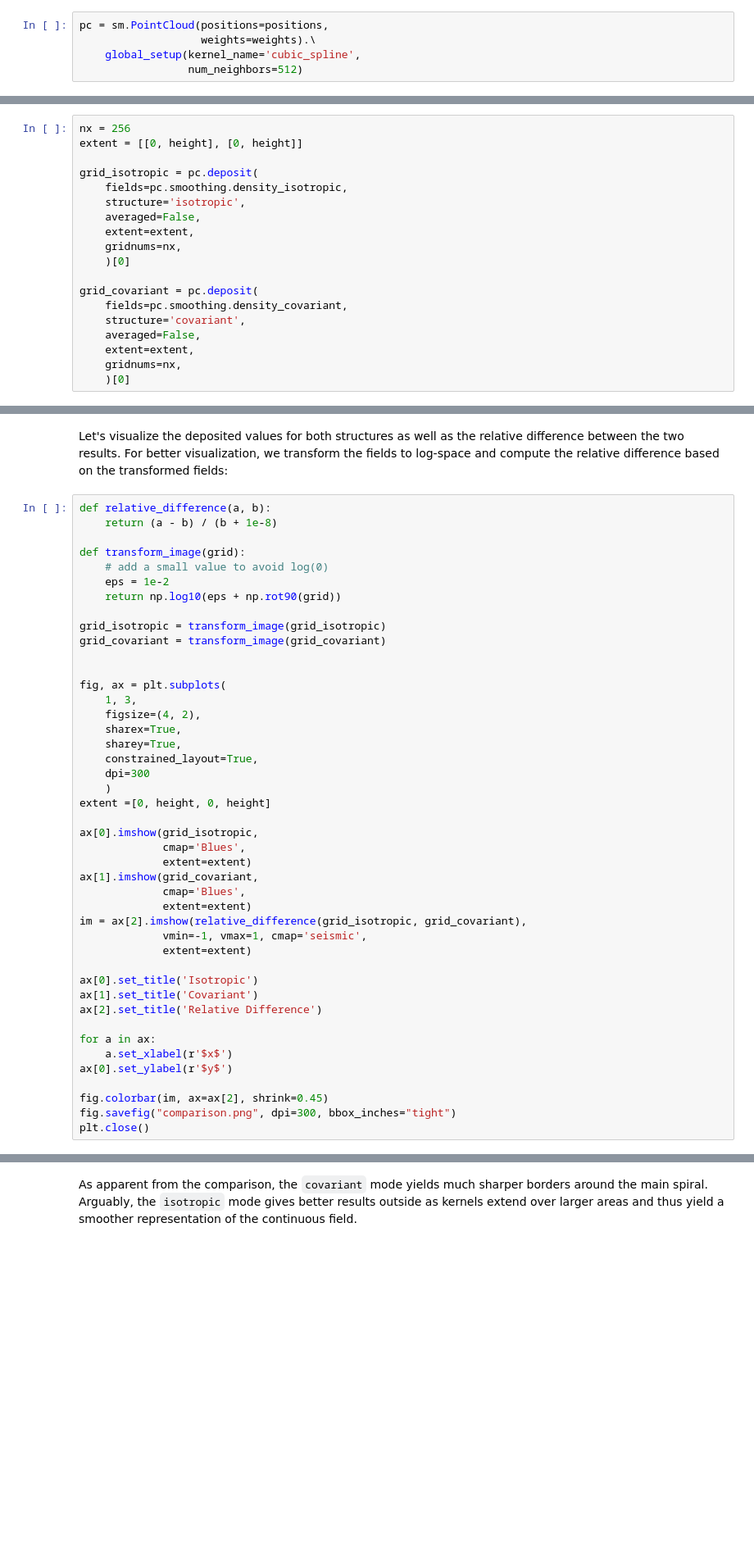
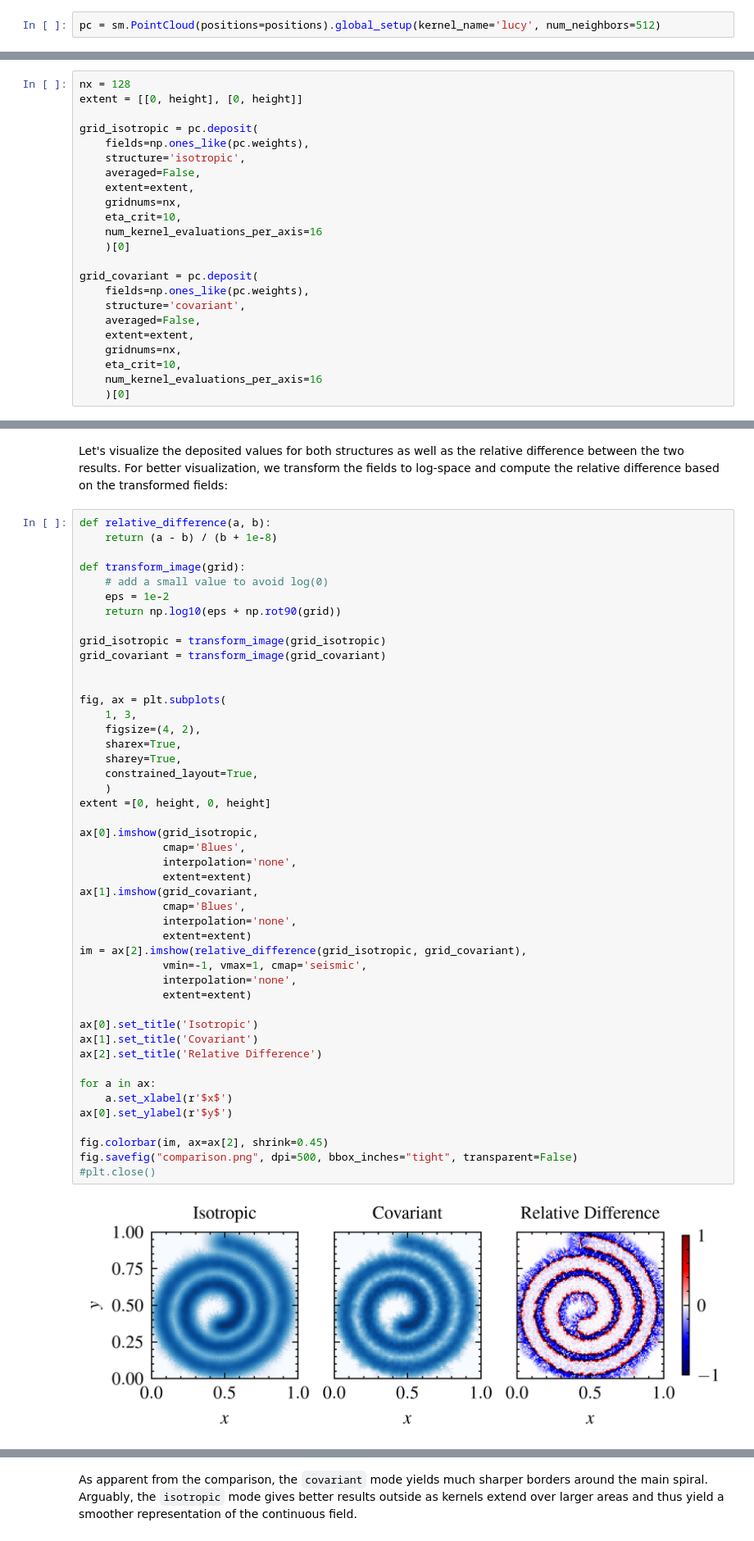
Before and after one commit to maurbe/smudgy, a Jupyter notebook: docs/tutorials/deposition/walkthrough.ipynb, the cells around one changed output, grey strips where cells are left out. Shown at 82% size. Cells and saved outputs as stored; diff of their text form; blank space fills up the shorter version.

```diff
--- a/docs/tutorials/deposition/walkthrough.ipynb
+++ b/docs/tutorials/deposition/walkthrough.ipynb
@@ -60,8 +59,5 @@ Then, we initialize a `PointCloud` instance and globally set the kernel to a cub
 # %%
-pc = sm.PointCloud(positions=positions,
-                   weights=weights).\
-    global_setup(kernel_name='cubic_spline',
-                 num_neighbors=512)
+pc = sm.PointCloud(positions=positions).global_setup(kernel_name='lucy', num_neighbors=512)
 # %% [output]
 [smudgy] Set taichi backend
 [smudgy] Using 1 MPI rank
@@ -97,22 +105,26 @@ Shape of smoothing tensor eigenvectors: (50000, 2, 2)
 # %% [markdown]
 Next, let's deposit the densities onto a uniform 2D grid with 256 cells on each side. We perform this deposition once using `isotropic` and once `covariant` kernel structures. Note that, since energy is an additive quantitiy (just like e.g. mass), we set `averaged=False`. Since the point cloud lives in an open, non-periodic box (no `boxsize` parameter was given during initialization), we need to pass the `extent` over which the deposition grid should cover:
 # %%
-nx = 256
+nx = 128
 extent = [[0, height], [0, height]]
 
 grid_isotropic = pc.deposit(
-    fields=pc.smoothing.density_isotropic,
+    fields=np.ones_like(pc.weights),
     structure='isotropic',
     averaged=False,
     extent=extent,
     gridnums=nx,
+    eta_crit=10,
+    num_kernel_evaluations_per_axis=16
     )[0]
 
 grid_covariant = pc.deposit(
-    fields=pc.smoothing.density_covariant,
+    fields=np.ones_like(pc.weights),
     structure='covariant',
     averaged=False,
     extent=extent,
     gridnums=nx,
+    eta_crit=10,
+    num_kernel_evaluations_per_axis=16
     )[0]
 # %% [output]
@@ -134,36 +146,40 @@ grid_covariant = transform_image(grid_covariant)
 
 
 fig, ax = plt.subplots(
     1, 3,
     figsize=(4, 2),
     sharex=True,
     sharey=True,
     constrained_layout=True,
-    dpi=300
     )
 extent =[0, height, 0, height]
 
 ax[0].imshow(grid_isotropic,
              cmap='Blues',
+             interpolation='none',
              extent=extent)
 ax[1].imshow(grid_covariant,
              cmap='Blues',
+             interpolation='none',
              extent=extent)
 im = ax[2].imshow(relative_difference(grid_isotropic, grid_covariant),
              vmin=-1, vmax=1, cmap='seismic',
+             interpolation='none',
              extent=extent)
 
 ax[0].set_title('Isotropic')
 ax[1].set_title('Covariant')
 ax[2].set_title('Relative Difference')
 
 for a in ax:
     a.set_xlabel(r'$x$')
 ax[0].set_ylabel(r'$y$')
 
 fig.colorbar(im, ax=ax[2], shrink=0.45)
-fig.savefig("comparison.png", dpi=300, bbox_inches="tight")
-plt.close()
+fig.savefig("comparison.png", dpi=500, bbox_inches="tight", transparent=False)
+#plt.close()
+# %% [output]
+[figure, added]
 # %% [markdown]
 ![Comparison figure](comparison.png)
 # %% [markdown]
```
Also changed, not shown: parts of 8 cells of this notebook, 32 other files.
